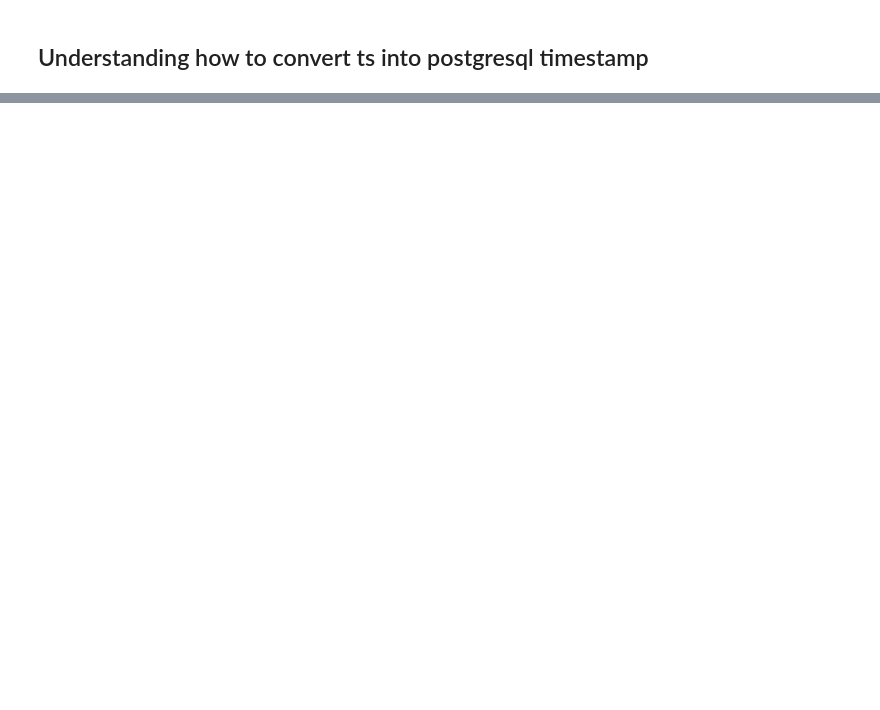
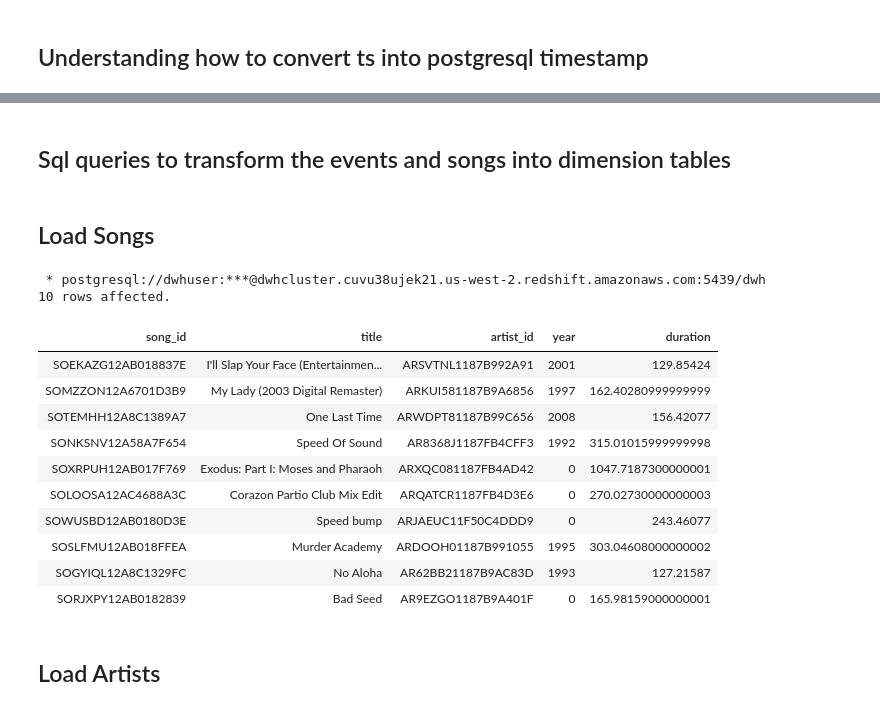
Before and after one commit to joseph-higaki/UDataEng_L03_P02_S3toRedshiftDW, a Jupyter notebook: etl_draft.ipynb, the cells around one changed output, grey strips where cells are left out. Cells and saved outputs as stored; diff of their text form; code cells hidden in the pictures; blank space fills up the shorter version.

```diff
--- a/etl_draft.ipynb
+++ b/etl_draft.ipynb
@@ -209,0 +243,31 @@ limit 2
+# %% [markdown]
+## Sql queries to transform the events and songs into dimension tables
+# %% [markdown]
+## Load Songs
+# %%
+%%sql
+
+select
+song_id,
+title,
+artist_id,
+year,
+duration
+from staging_sparklify.staging_songs
+limit 10
+# %% [output]
+ * postgresql://dwhuser:***@dwhcluster.cuvu38ujek21.us-west-2.redshift.amazonaws.com:5439/dwh
+10 rows affected.
+| song_id | title | artist_id | year | duration |
+| SOEKAZG12AB018837E | I'll Slap Your Face (Entertainmen... | ARSVTNL1187B992A91 | 2001 | 129.85424 |
+| SOMZZON12A6701D3B9 | My Lady (2003 Digital Remaster) | ARKUI581187B9A6856 | 1997 | 162.40280999999999 |
+| SOTEMHH12A8C1389A7 | One Last Time | ARWDPT81187B99C656 | 2008 | 156.42077 |
+| SONKSNV12A58A7F654 | Speed Of Sound | AR8368J1187FB4CFF3 | 1992 | 315.01015999999998 |
+| SOXRPUH12AB017F769 | Exodus: Part I: Moses and Pharaoh | ARXQC081187FB4AD42 | 0 | 1047.7187300000001 |
+| SOLOOSA12AC4688A3C | Corazon Partio Club Mix Edit | ARQATCR1187FB4D3E6 | 0 | 270.02730000000003 |
+| SOWUSBD12AB0180D3E | Speed bump | ARJAEUC11F50C4DDD9 | 0 | 243.46077 |
+| SOSLFMU12AB018FFEA | Murder Academy | ARDOOH01187B991055 | 1995 | 303.04608000000002 |
+| SOGYIQL12A8C1329FC | No Aloha | AR62BB21187B9AC83D | 1993 | 127.21587 |
+| SORJXPY12AB0182839 | Bad Seed | AR9EZGO1187B9A401F | 0 | 165.98159000000001 |
+# %% [markdown]
+## Load Artists
```
Also changed, not shown: parts of 13 cells of this notebook.
